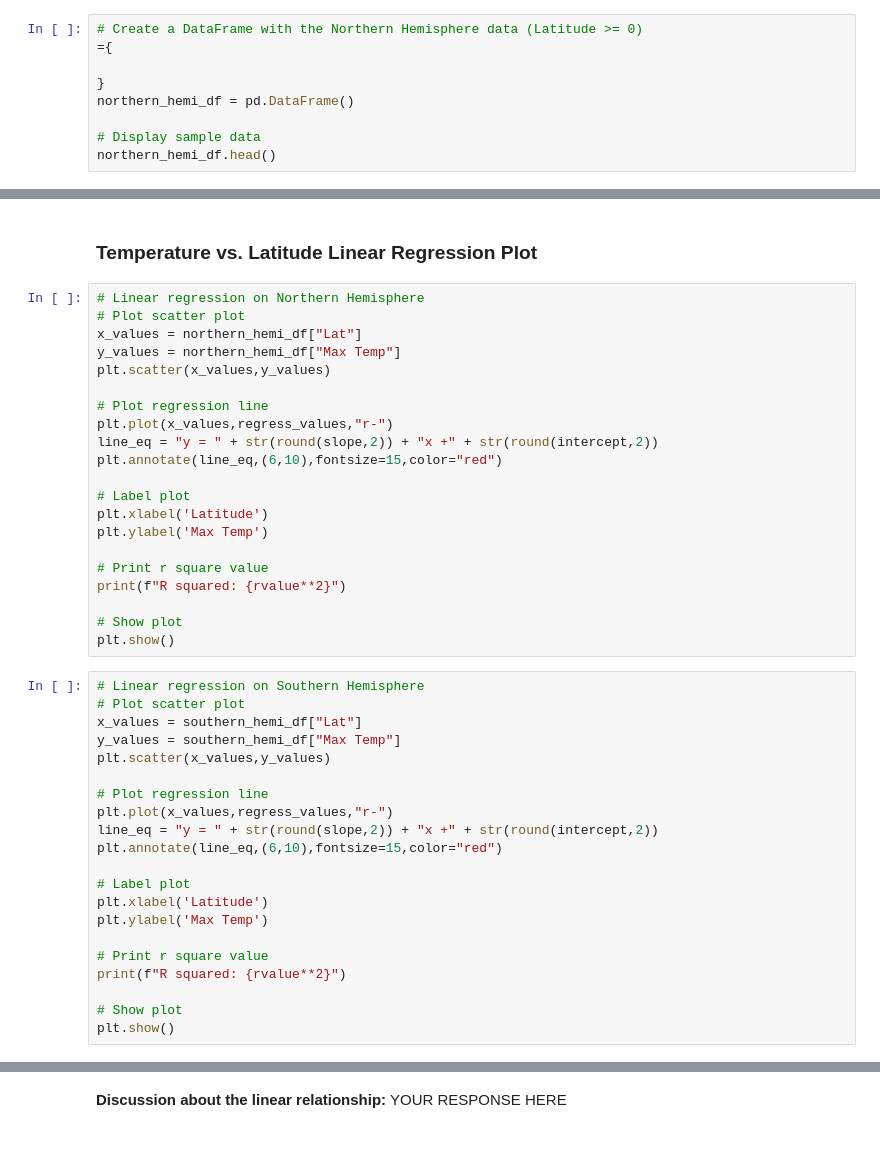
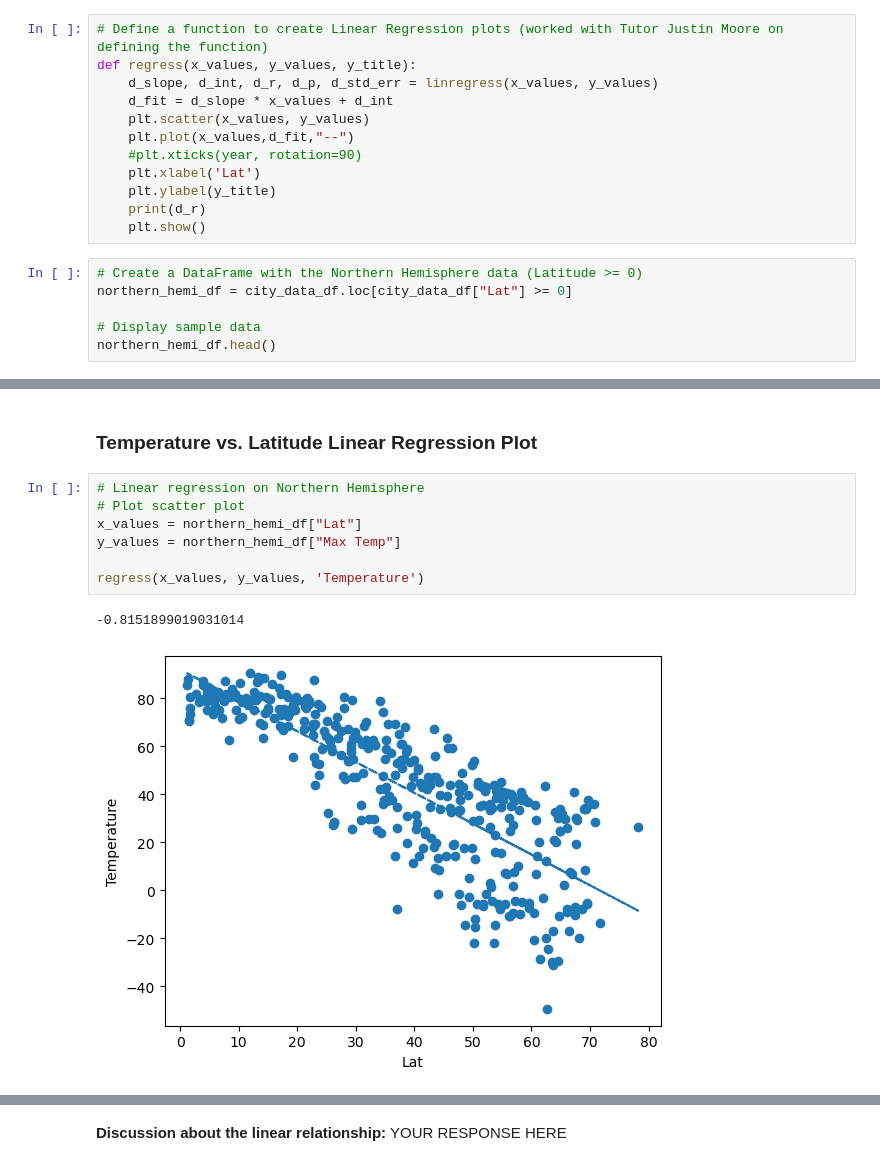
Before and after one commit to eeneedles/python-api-challenge, a Jupyter notebook: WeatherPy/WeatherPy.ipynb, the cells around one changed output, grey strips where cells are left out. Cells and saved outputs as stored; diff of their text form.

```diff
--- a/WeatherPy/WeatherPy.ipynb
+++ b/WeatherPy/WeatherPy.ipynb
@@ -282,9 +278,18 @@ regress_values = x_values * slope + intercept
+# %%
+# Define a function to create Linear Regression plots (worked with Tutor Justin Moore on defining the function)
+def regress(x_values, y_values, y_title):
+    d_slope, d_int, d_r, d_p, d_std_err = linregress(x_values, y_values)
+    d_fit = d_slope * x_values + d_int
+    plt.scatter(x_values, y_values)
+    plt.plot(x_values,d_fit,"--")
+    #plt.xticks(year, rotation=90)
+    plt.xlabel('Lat')
+    plt.ylabel(y_title)
+    print(d_r)
+    plt.show()
 # %%
 # Create a DataFrame with the Northern Hemisphere data (Latitude >= 0)
-={
-
-}
-northern_hemi_df = pd.DataFrame()
+northern_hemi_df = city_data_df.loc[city_data_df["Lat"] >= 0]
 
 # Display sample data
 northern_hemi_df.head()
@@ -300,44 +319,12 @@ southern_hemi_df.head()
 # %% [markdown]
 ###  Temperature vs. Latitude Linear Regression Plot
-# %%
-# Linear regression on Northern Hemisphere
-# Plot scatter plot
-x_values = northern_hemi_df["Lat"]
-y_values = northern_hemi_df["Max Temp"]
-plt.scatter(x_values,y_values)
-
-# Plot regression line
-plt.plot(x_values,regress_values,"r-")
-line_eq = "y = " + str(round(slope,2)) + "x +" + str(round(intercept,2))
-plt.annotate(line_eq,(6,10),fontsize=15,color="red")
-
-# Label plot
-plt.xlabel('Latitude')
-plt.ylabel('Max Temp')
-
-# Print r square value
-print(f"R squared: {rvalue**2}")
-
-# Show plot
-plt.show()
-# %%
-# Linear regression on Southern Hemisphere
-# Plot scatter plot
-x_values = southern_hemi_df["Lat"]
-y_values = southern_hemi_df["Max Temp"]
-plt.scatter(x_values,y_values)
-
-# Plot regression line
-plt.plot(x_values,regress_values,"r-")
-line_eq = "y = " + str(round(slope,2)) + "x +" + str(round(intercept,2))
-plt.annotate(line_eq,(6,10),fontsize=15,color="red")
-
-# Label plot
-plt.xlabel('Latitude')
-plt.ylabel('Max Temp')
-
-# Print r square value
-print(f"R squared: {rvalue**2}")
-
-# Show plot
-plt.show()
+# %%
+# Linear regression on Northern Hemisphere
+# Plot scatter plot
+x_values = northern_hemi_df["Lat"]
+y_values = northern_hemi_df["Max Temp"]
+
+regress(x_values, y_values, 'Temperature')
+# %% [output]
+-0.8151899019031014
+[figure, added]
```
Also changed, not shown: parts of 25 cells of this notebook, 5 other files.
